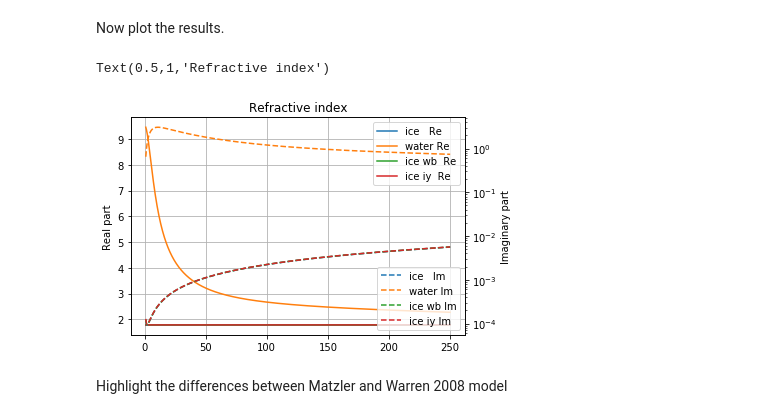
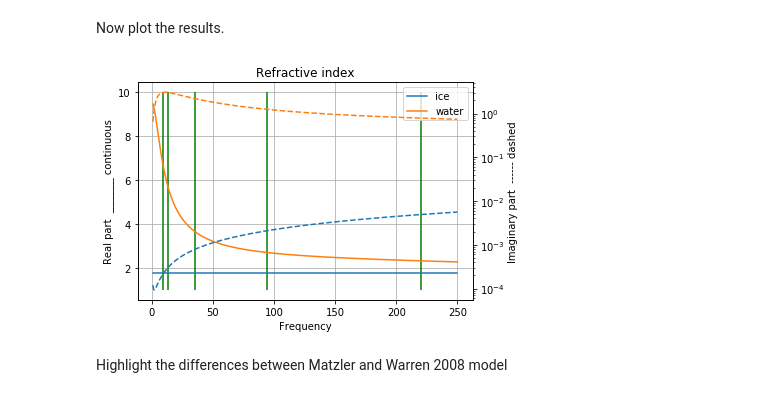
Before and after one commit to maahn/pamtra2, a Jupyter notebook: refractive/examples/plot_refractive_index_water_ice.ipynb, the cells around one changed output. Saved outputs shown, nothing was run; the diff lists cells and outputs as text; code cells hidden in the pictures.

```diff
--- a/refractive/examples/plot_refractive_index_water_ice.ipynb
+++ b/refractive/examples/plot_refractive_index_water_ice.ipynb
@@ -25,25 +25,27 @@ ni_iy.shape
 Now plot the results.
 # %%
 f, ax = plt.subplots()
-ax.plot(Frequencies, n_ice.real,label='ice   Re')
-ax.plot(Frequencies, n_wat.real,label='water Re')
-ax.plot(Frequencies, ni_wb.real,label='ice wb  Re')
-ax.plot(Frequencies, ni_iy.real,label='ice iy  Re')
+ax.plot(Frequencies, n_ice.real,label='ice')
+ax.plot(Frequencies, n_wat.real,label='water')
+#ax.plot(Frequencies, ni_wb.real,label='ice wb  Re')
+#ax.plot(Frequencies, ni_iy.real,label='ice iy  Re')
 ax.legend()
 ax.grid()
-ax.set_ylabel('Real part')
+ax.set_ylabel('Real part  _______ continuous')
+ax.vlines([9.6,13.6,35.6,94,220],ymin=1,ymax=10,colors='g')
 axt = ax.twinx()
 axt.plot(Frequencies, n_ice.imag,'--',label='ice   Im')
 axt.plot(Frequencies, n_wat.imag,'--',label='water Im')
-axt.plot(Frequencies, ni_wb.imag,'--',label='ice wb Im')
-axt.plot(Frequencies, ni_iy.imag,'--',label='ice iy Im')
+#axt.plot(Frequencies, ni_wb.imag,'--',label='ice wb Im')
+#axt.plot(Frequencies, ni_iy.imag,'--',label='ice iy Im')
 axt.set_yscale('log')
-axt.legend()
-axt.set_ylabel('Imaginary part')
+#axt.legend()
+axt.set_ylabel('Imaginary part  ------ dashed')
 ax.set_title('Refractive index')
+ax.set_xlabel('Frequency')
+plt.savefig('refractive_indexes.pdf')
 # %% [output]
-Text(0.5,1,'Refractive index')
-[figure, old version]
+[figure, new version]
 # %% [markdown]
 Highlight the differences between Matzler and Warren 2008 model
 # %%
```
Also changed, not shown: parts of 6 cells of this notebook, 2 other files.
